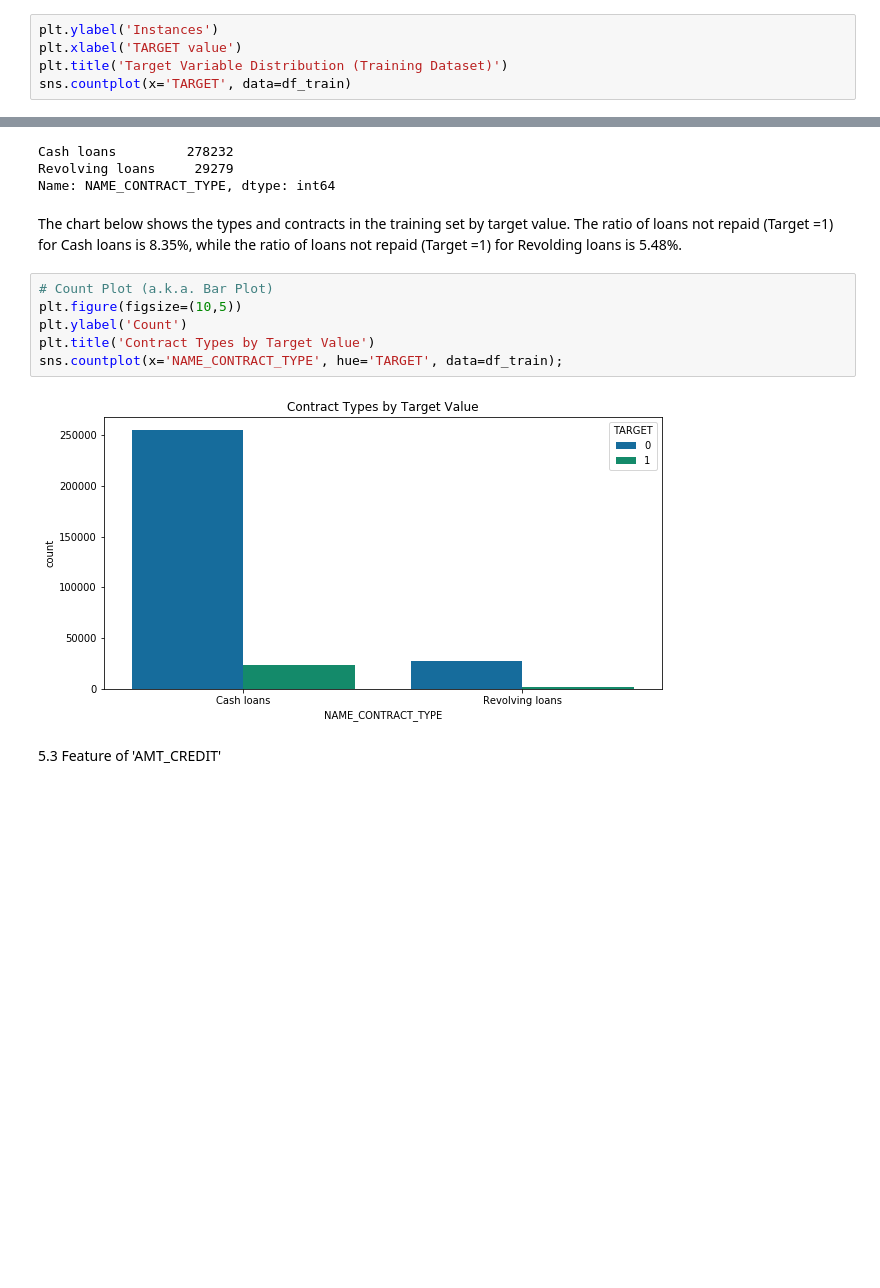
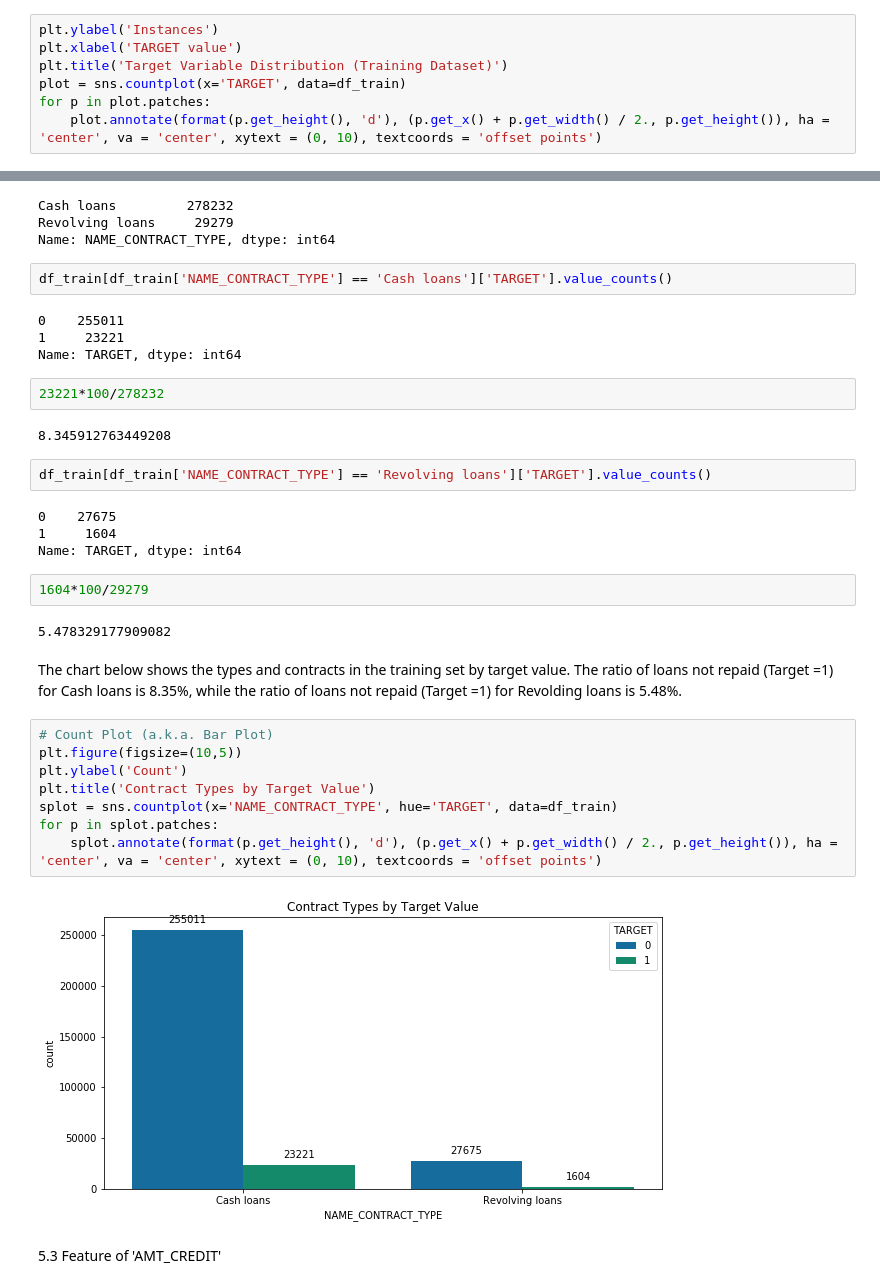
Before and after one commit to narendraparigi1987/home-credit-default-risk, a Jupyter notebook: lightGBM.ipynb, the cells around one changed output, grey strips where cells are left out. Drawn from its saved outputs; the diff is of its cells as text; blank space fills up the shorter version.

```diff
--- a/lightGBM.ipynb
+++ b/lightGBM.ipynb
@@ -70,5 +68,7 @@ Let's have a look at the distribution of the feature 'TARGET' in the Training da
 plt.ylabel('Instances')
 plt.xlabel('TARGET value')
 plt.title('Target Variable Distribution (Training Dataset)')
-sns.countplot(x='TARGET', data=df_train)
+plot = sns.countplot(x='TARGET', data=df_train)
+for p in plot.patches:
+    plot.annotate(format(p.get_height(), 'd'), (p.get_x() + p.get_width() / 2., p.get_height()), ha = 'center', va = 'center', xytext = (0, 10), textcoords = 'offset points')
 # %% [output]
@@ -149,16 +149,38 @@ df_train['NAME_CONTRACT_TYPE'].value_counts()
 Cash loans         278232
 Revolving loans     29279
 Name: NAME_CONTRACT_TYPE, dtype: int64
+# %%
+df_train[df_train['NAME_CONTRACT_TYPE'] == 'Cash loans']['TARGET'].value_counts()
+# %% [output]
+0    255011
+1     23221
+Name: TARGET, dtype: int64
+# %%
+23221*100/278232
+# %% [output]
+8.345912763449208
+# %%
+df_train[df_train['NAME_CONTRACT_TYPE'] == 'Revolving loans']['TARGET'].value_counts()
+# %% [output]
+0    27675
+1     1604
+Name: TARGET, dtype: int64
+# %%
+1604*100/29279
+# %% [output]
+5.478329177909082
 # %% [markdown]
 The chart below shows the types and contracts in the training set by target value. The ratio of loans not repaid (Target =1) for Cash loans is 8.35%, while the ratio of loans not repaid (Target =1) for Revolding loans is 5.48%.
 # %%
 # Count Plot (a.k.a. Bar Plot)
 plt.figure(figsize=(10,5))
 plt.ylabel('Count')
 plt.title('Contract Types by Target Value')
-sns.countplot(x='NAME_CONTRACT_TYPE', hue='TARGET', data=df_train);
+splot = sns.countplot(x='NAME_CONTRACT_TYPE', hue='TARGET', data=df_train)
+for p in splot.patches:
+    splot.annotate(format(p.get_height(), 'd'), (p.get_x() + p.get_width() / 2., p.get_height()), ha = 'center', va = 'center', xytext = (0, 10), textcoords = 'offset points')
 # %% [output]
-[figure, old version]
+[figure, new version]
 # %% [markdown]
 <a id='5-3'>5.3 Feature of 'AMT_CREDIT'</a>
 # %% [markdown]
```
Also changed, not shown: parts of 23 cells of this notebook.
